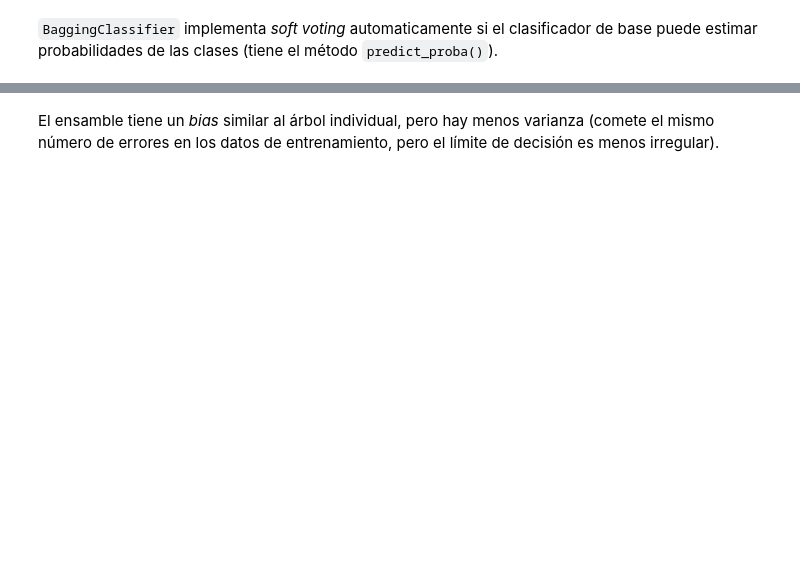
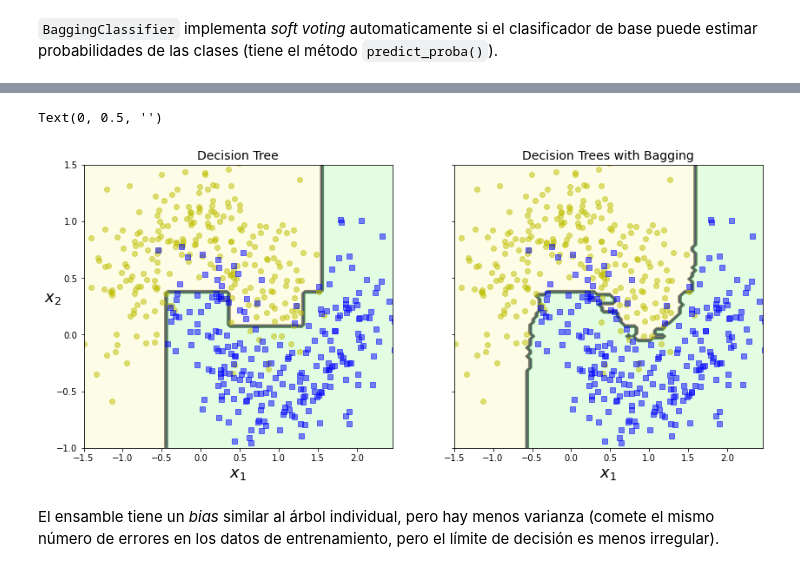
Before and after one commit to graemecan/machine_learning, a Jupyter notebook: 07_ensambles_random_forests.ipynb, the cells around one changed output, grey strips where cells are left out. Cells and saved outputs as stored; diff of their text form; code cells hidden in the pictures; blank space fills up the shorter version.

```diff
--- a/07_ensambles_random_forests.ipynb
+++ b/07_ensambles_random_forests.ipynb
@@ -114,0 +120,5 @@ y_pred = bag_clf.predict(X_test)
+# %%
+tree_clf = DecisionTreeClassifier(random_state=42,max_depth=5)
+tree_clf.fit(X_train, y_train)
+y_pred_tree = tree_clf.predict(X_test)
+print(accuracy_score(y_test, y_pred_tree))
@@ -121,3 +152,15 @@ y_pred = bag_clf.predict(X_test)
+# %%
+fig, axes = plt.subplots(ncols=2, figsize=(14,6), sharey=True)
+plt.sca(axes[0])
+plot_decision_boundary(tree_clf, X, y)
+plt.title("Decision Tree", fontsize=14)
+plt.sca(axes[1])
+plot_decision_boundary(bag_clf, X, y)
+plt.title("Decision Trees with Bagging", fontsize=14)
+plt.ylabel("")
+# %% [output]
+Text(0, 0.5, '')
+[figure, added]
 # %% [markdown]
 El ensamble tiene un *bias* similar al árbol individual, pero hay menos varianza (comete el mismo número de errores en los datos de entrenamiento, pero el límite de decisión es menos irregular).
 # %% [markdown]
```
Also changed, not shown: parts of 9 cells of this notebook, 1 other file.
